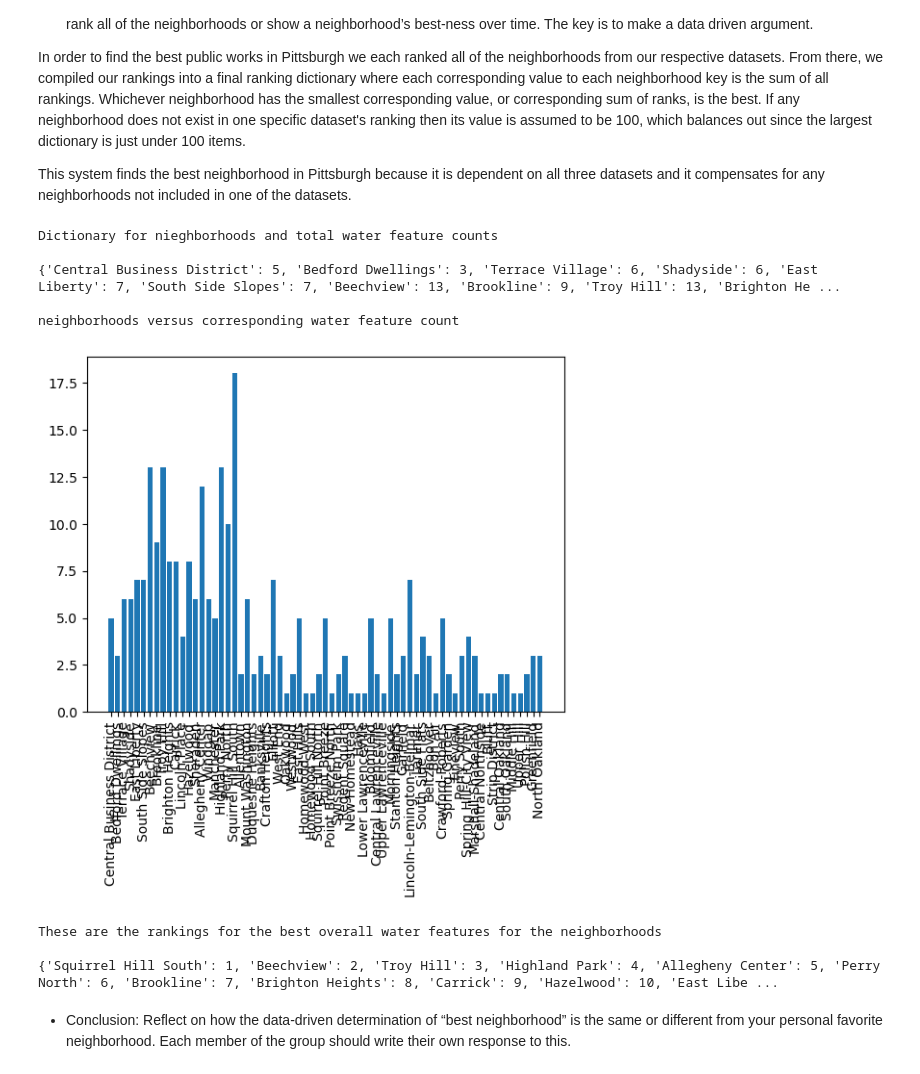
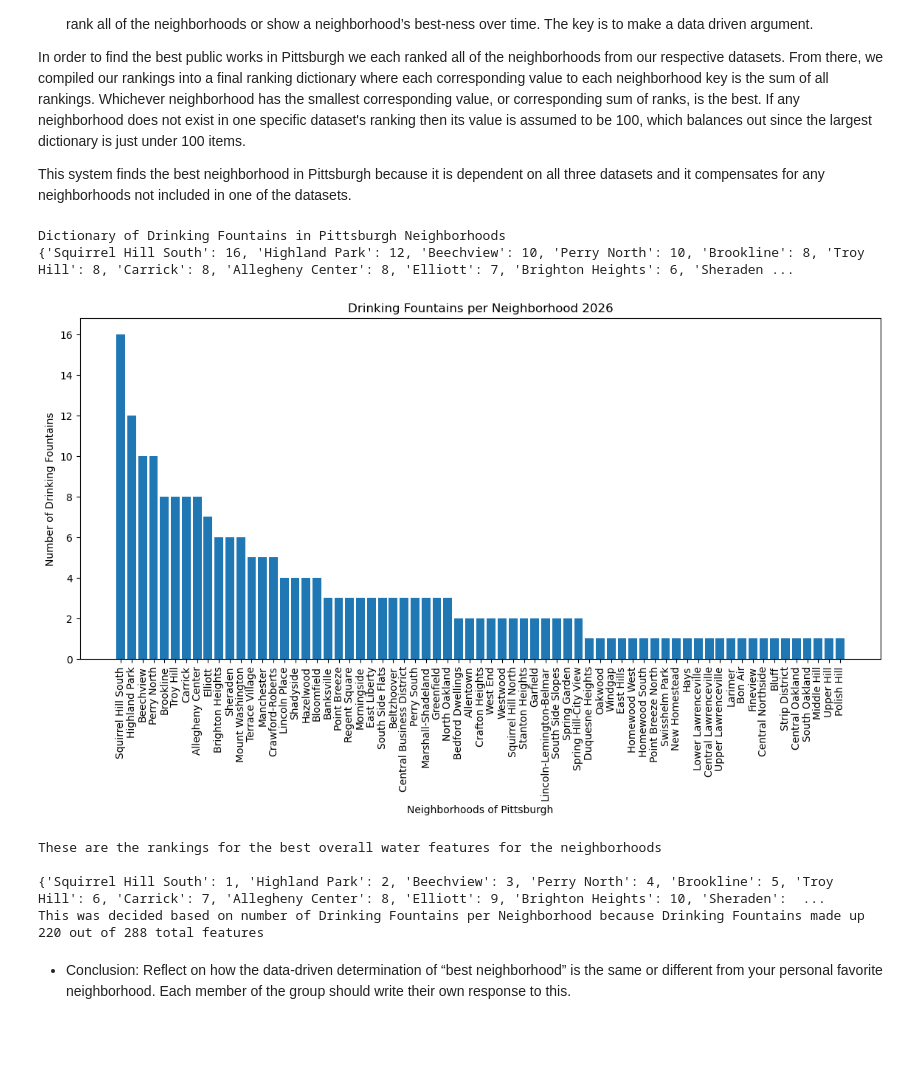
Before and after one commit to CelestialGarbo/CS-0010-FINAL-PROJECT, a Jupyter notebook: FINAL-REPORT.ipynb, the cells around one changed output. Saved outputs shown, nothing was run; the diff lists cells and outputs as text; code cells hidden in the pictures; blank space fills up the shorter version.

```diff
--- a/FINAL-REPORT.ipynb
+++ b/FINAL-REPORT.ipynb
@@ -22,51 +22,51 @@ This system finds the best neighborhood in Pittsburgh because it is dependent on
 # %%
 import pandas as pd
 df = pd.read_csv("PittWaterFeatures.csv")
 df.head()
+import matplotlib.pyplot as plt
 
-neighbor_count = {}
+drinking_count = {}
 for index, row in df.iterrows():
     n = row["neighborhood"]
-    if(n in neighbor_count):
-        neighbor_count[n] += 1
-    else:
-        neighbor_count[n] = 1
-print("Dictionary for nieghborhoods and total water feature counts")
+    d = row["feature_type"]
+    if(d == "Drinking Fountain" and n in drinking_count):
+        drinking_count[n] += 1
+    elif(d == "Drinking Fountain"):
+        drinking_count[n] = 1
+
+sorted_drinking = dict(sorted(drinking_count.items(), key = lambda item: item[1], reverse = True))
+print("Dictionary of Drinking Fountains in Pittsburgh Neighborhoods")
+print(sorted_drinking)
 print()
-print(neighbor_count)
-
-import matplotlib.pyplot as plt
+plt.figure(figsize = (14, 6))
+plt.bar(sorted_drinking.keys(), sorted_drinking.values())
+plt.xticks(rotation=90)
+plt.xlabel("Neighborhoods of Pittsburgh")
+plt.ylabel("Number of Drinking Fountains")
+plt.title("Drinking Fountains per Neighborhood 2026")
+plt.show()
 print()
-print("neighborhoods versus corresponding water feature count")
-print()
-plt.bar(neighbor_count.keys(), neighbor_count.values())
-plt.xticks(rotation=90)
-plt.show()
-
 print("These are the rankings for the best overall water features for the neighborhoods")
 print()
-sorted_neighbors = dict(sorted(neighbor_count.items(), key = lambda item: item[1], reverse = True))
 
-keys_list = list(sorted_neighbors.keys())
-values_list = list(sorted_neighbors.values())
+keys_list = list(sorted_drinking.keys())
+values_list = list(sorted_drinking.values())
 
 ranking = {}
 count = 1
 for items in keys_list:
     ranking[items] = count
     count += 1
 print(ranking)
 
-print()
+print("This was decided based on number of Drinking Fountains per Neighborhood because Drinking Fountains made up 220 out of 288 total features")
 # %% [output]
-Dictionary for nieghborhoods and total water feature counts
-
-{'Central Business District': 5, 'Bedford Dwellings': 3, 'Terrace Village': 6, 'Shadyside': 6, 'East Liberty': 7, 'South Side Slopes': 7, 'Beechview': 13, 'Brookline': 9, 'Troy Hill': 13, 'Brighton He ...
-
-neighborhoods versus corresponding water feature count
+Dictionary of Drinking Fountains in Pittsburgh Neighborhoods
+{'Squirrel Hill South': 16, 'Highland Park': 12, 'Beechview': 10, 'Perry North': 10, 'Brookline': 8, 'Troy Hill': 8, 'Carrick': 8, 'Allegheny Center': 8, 'Elliott': 7, 'Brighton Heights': 6, 'Sheraden ...
-[figure, old version]
+[figure, new version]
 These are the rankings for the best overall water features for the neighborhoods
 
-{'Squirrel Hill South': 1, 'Beechview': 2, 'Troy Hill': 3, 'Highland Park': 4, 'Allegheny Center': 5, 'Perry North': 6, 'Brookline': 7, 'Brighton Heights': 8, 'Carrick': 9, 'Hazelwood': 10, 'East Libe ...
+{'Squirrel Hill South': 1, 'Highland Park': 2, 'Beechview': 3, 'Perry North': 4, 'Brookline': 5, 'Troy Hill': 6, 'Carrick': 7, 'Allegheny Center': 8, 'Elliott': 9, 'Brighton Heights': 10, 'Sheraden':  ...
+This was decided based on number of Drinking Fountains per Neighborhood because Drinking Fountains made up 220 out of 288 total features
 # %% [markdown]
 * Conclusion: Reflect on how the data-driven determination of “best neighborhood” is the same or different from your personal favorite neighborhood. Each member of the group should write their own response to this.
```
Also changed, not shown: 1 other file.
